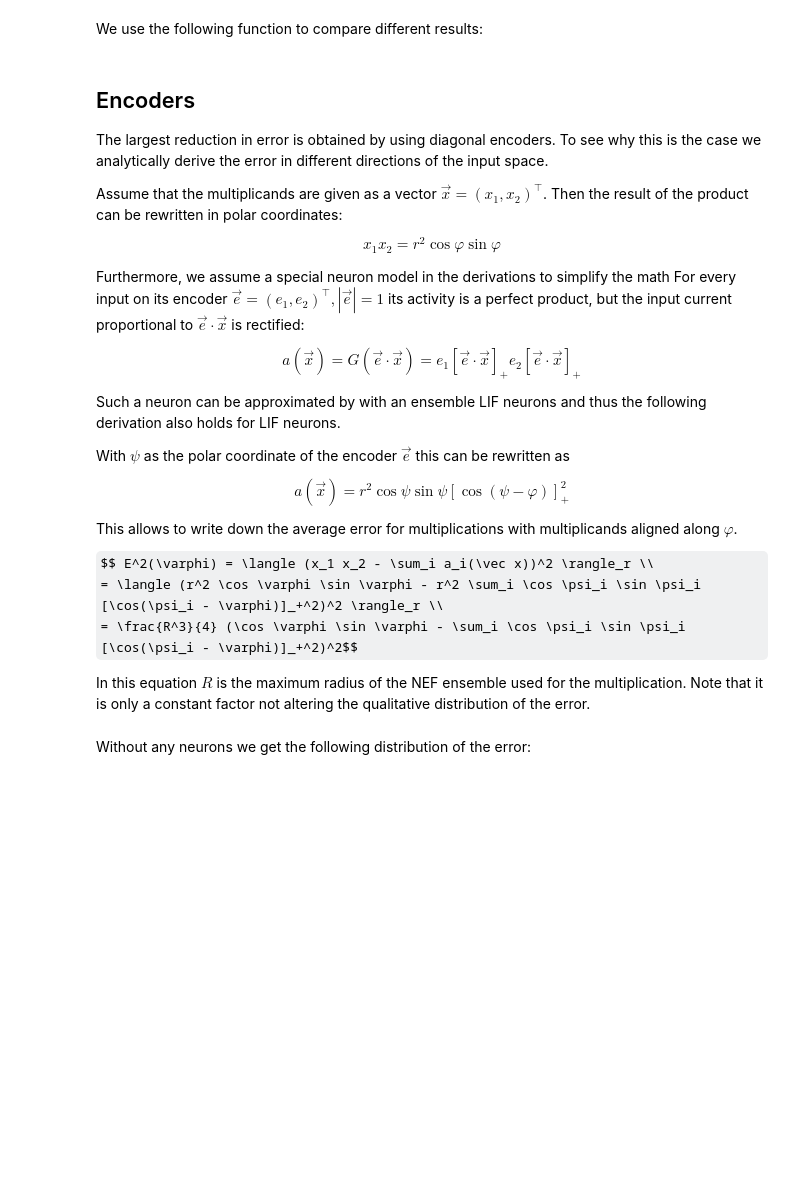
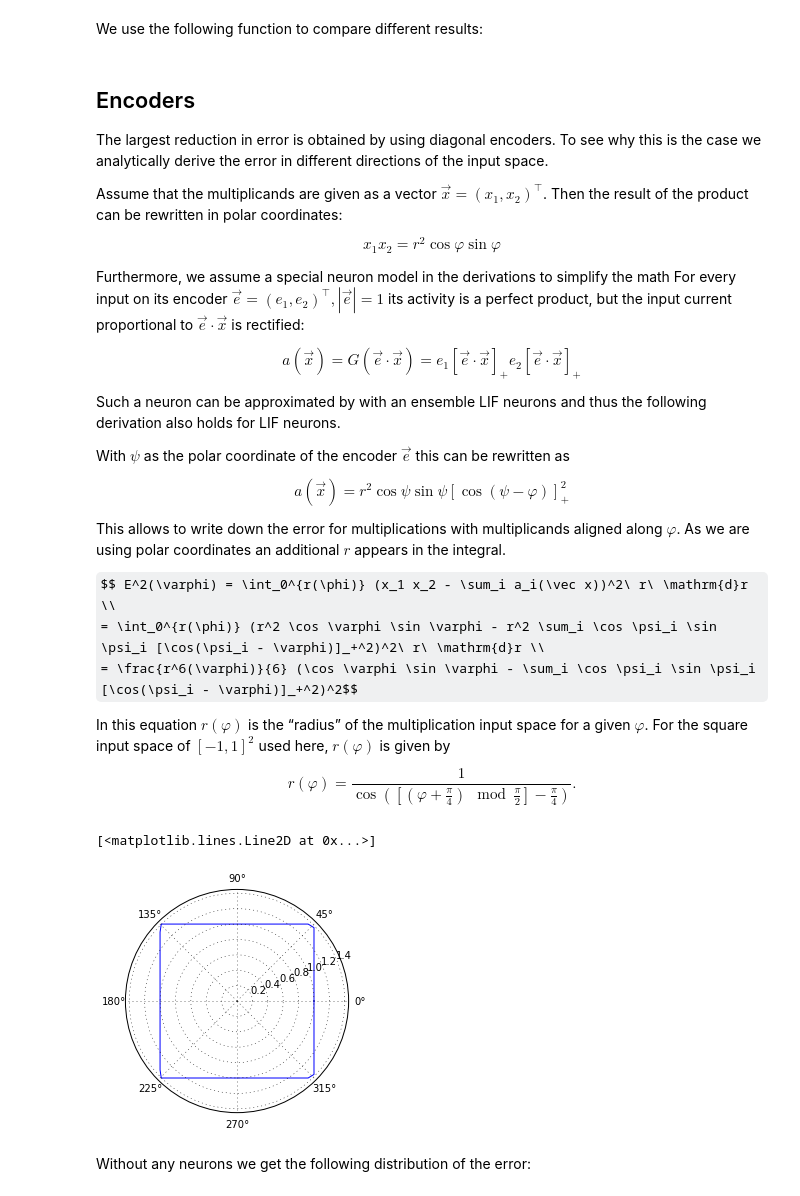
Before and after one commit to ctn-archive/technical-reports, a Jupyter notebook: Precise-multiplications-with-the-NEF.ipynb, the cells around one changed output. Drawn from its saved outputs; the diff is of its cells as text; code cells hidden in the pictures; some formulas as TeX source; blank space fills up the shorter version.

```diff
--- a/Precise-multiplications-with-the-NEF.ipynb
+++ b/Precise-multiplications-with-the-NEF.ipynb
@@ -211,11 +211,23 @@ With $\psi$ as the polar coordinate of the encoder $\vec e$ this can be rewritte
 
 $$ a(\vec x) = r^2 \cos \psi \sin \psi [\cos(\psi - \varphi)]_+^2 $$
 
-This allows to write down the average error for multiplications with multiplicands aligned along $\varphi$.
+This allows to write down the error for multiplications with multiplicands aligned along $\varphi$. As we are using polar coordinates an additional $r$ appears in the integral.
 
-$$ E^2(\varphi) = \langle (x_1 x_2 - \sum_i a_i(\vec x))^2 \rangle_r \\
- = \langle (r^2 \cos \varphi \sin \varphi - r^2 \sum_i \cos \psi_i \sin \psi_i [\cos(\psi_i - \varphi)]_+^2)^2 \rangle_r \\
- = \frac{R^3}{4} (\cos \varphi \sin \varphi - \sum_i \cos \psi_i \sin \psi_i [\cos(\psi_i - \varphi)]_+^2)^2$$
+$$ E^2(\varphi) = \int_0^{r(\phi)} (x_1 x_2 - \sum_i a_i(\vec x))^2\ r\ \mathrm{d}r \\
+ = \int_0^{r(\phi)} (r^2 \cos \varphi \sin \varphi - r^2 \sum_i \cos \psi_i \sin \psi_i [\cos(\psi_i - \varphi)]_+^2)^2\ r\ \mathrm{d}r \\
+ = \frac{r^6(\varphi)}{6} (\cos \varphi \sin \varphi - \sum_i \cos \psi_i \sin \psi_i [\cos(\psi_i - \varphi)]_+^2)^2$$
 
-In this equation $R$ is the maximum radius of the NEF ensemble used for the multiplication. Note that it is only a constant factor not altering the qualitative distribution of the error.
+In this equation $r(\varphi)$ is the “radius” of the multiplication input space for a given $\varphi$. For the square input space of $[-1, 1]^2$ used here, $r(\varphi)$ is given by
+
+$$ r(\varphi) = \frac{1}{\cos([(\varphi + \frac{\pi}{4})\mod \frac{\pi}{2}] - \frac{\pi}{4})} \mathrm{.} $$
+# %%
+def radius(phi):
+    return 1. / np.cos((phi + np.pi / 4.) % (np.pi / 2.) - np.pi / 4.)
+
+phis = np.linspace(0., 2. * np.pi, 100)
+ax = plt.subplot(1, 1, 1, polar=True)
+ax.plot(phis, radius(phis))
+# %% [output]
+[<matplotlib.lines.Line2D at 0x...>]
+[figure, added]
 # %%
```
Also changed, not shown: parts of 9 cells of this notebook.
